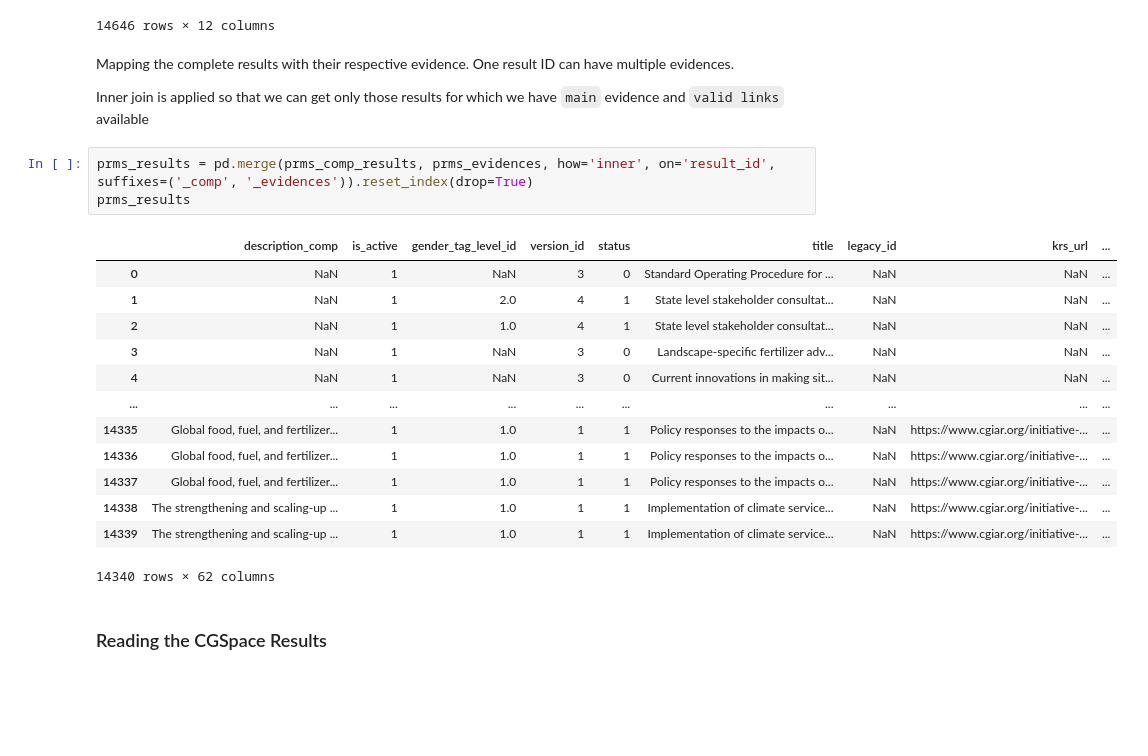
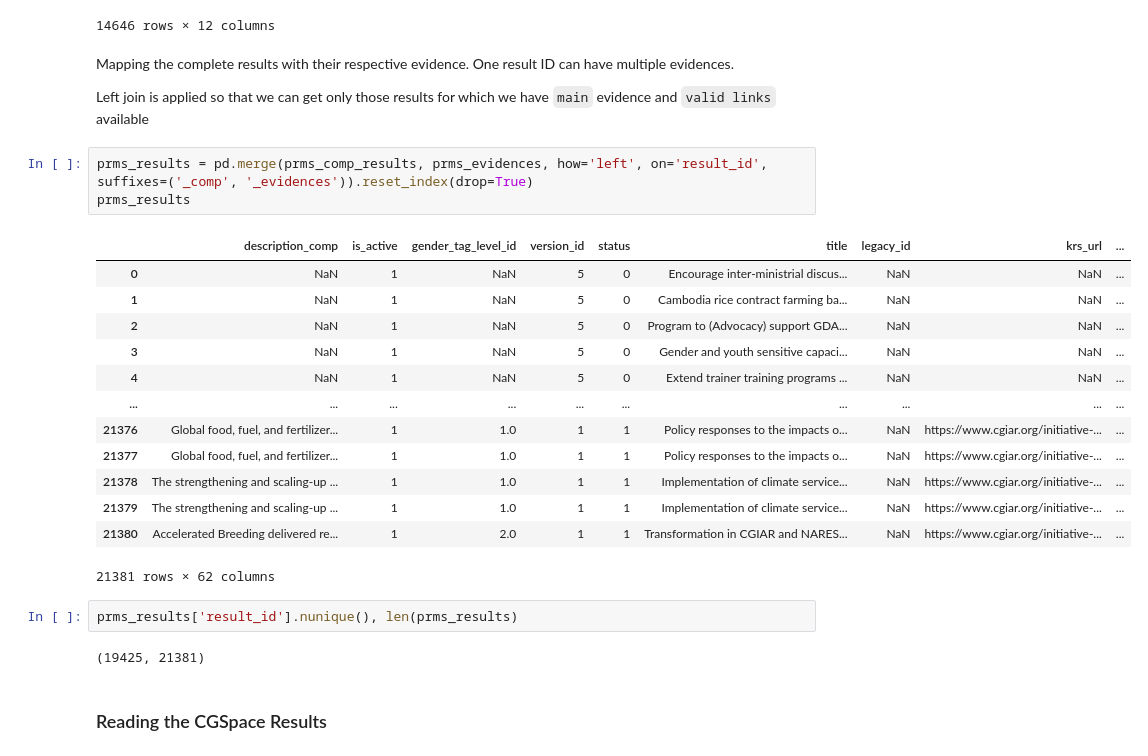
Before and after one commit to cgiar-ppu/cgspace-docs-prms-results-merge, a Jupyter notebook: merge_cgspace_prms.ipynb, the cells around one changed output. Saved outputs shown, nothing was run; the diff lists cells and outputs as text; blank space fills up the shorter version.

Commit message:
Updated the code for full merge

```diff
--- a/merge_cgspace_prms.ipynb
+++ b/merge_cgspace_prms.ipynb
@@ -38,24 +38,28 @@ prms_evidences
 # %% [markdown]
 Mapping the complete results with their respective evidence. One result ID can have multiple evidences.
 
-Inner join is applied so that we can get only those results for which we have `main` evidence and `valid links` available
+Left join is applied so that we can get only those results for which we have `main` evidence and `valid links` available
 # %%
-prms_results = pd.merge(prms_comp_results, prms_evidences, how='inner', on='result_id', suffixes=('_comp', '_evidences')).reset_index(drop=True)
+prms_results = pd.merge(prms_comp_results, prms_evidences, how='left', on='result_id', suffixes=('_comp', '_evidences')).reset_index(drop=True)
 prms_results
 # %% [output]
 |  | description_comp | is_active | gender_tag_level_id | version_id | status | title | legacy_id | krs_url | ... |
-| 0 | NaN | 1 | NaN | 3 | 0 | Standard Operating Procedure for ... | NaN | NaN | ... |
-| 1 | NaN | 1 | 2.0 | 4 | 1 | State level stakeholder consultat... | NaN | NaN | ... |
-| 2 | NaN | 1 | 1.0 | 4 | 1 | State level stakeholder consultat... | NaN | NaN | ... |
-| 3 | NaN | 1 | NaN | 3 | 0 | Landscape-specific fertilizer adv... | NaN | NaN | ... |
-| 4 | NaN | 1 | NaN | 3 | 0 | Current innovations in making sit... | NaN | NaN | ... |
+| 0 | NaN | 1 | NaN | 5 | 0 | Encourage inter-ministrial discus... | NaN | NaN | ... |
+| 1 | NaN | 1 | NaN | 5 | 0 | Cambodia rice contract farming ba... | NaN | NaN | ... |
+| 2 | NaN | 1 | NaN | 5 | 0 | Program to (Advocacy) support GDA... | NaN | NaN | ... |
+| 3 | NaN | 1 | NaN | 5 | 0 | Gender and youth sensitive capaci... | NaN | NaN | ... |
+| 4 | NaN | 1 | NaN | 5 | 0 | Extend trainer training programs ... | NaN | NaN | ... |
 | ... | ... | ... | ... | ... | ... | ... | ... | ... | ... |
-| 14335 | Global food, fuel, and fertilizer... | 1 | 1.0 | 1 | 1 | Policy responses to the impacts o... | NaN | https://www.cgiar.org/initiative-... | ... |
-| 14336 | Global food, fuel, and fertilizer... | 1 | 1.0 | 1 | 1 | Policy responses to the impacts o... | NaN | https://www.cgiar.org/initiative-... | ... |
-| 14337 | Global food, fuel, and fertilizer... | 1 | 1.0 | 1 | 1 | Policy responses to the impacts o... | NaN | https://www.cgiar.org/initiative-... | ... |
-| 14338 | The strengthening and scaling-up ... | 1 | 1.0 | 1 | 1 | Implementation of climate service... | NaN | https://www.cgiar.org/initiative-... | ... |
-| 14339 | The strengthening and scaling-up ... | 1 | 1.0 | 1 | 1 | Implementation of climate service... | NaN | https://www.cgiar.org/initiative-... | ... |
+| 21376 | Global food, fuel, and fertilizer... | 1 | 1.0 | 1 | 1 | Policy responses to the impacts o... | NaN | https://www.cgiar.org/initiative-... | ... |
+| 21377 | Global food, fuel, and fertilizer... | 1 | 1.0 | 1 | 1 | Policy responses to the impacts o... | NaN | https://www.cgiar.org/initiative-... | ... |
+| 21378 | The strengthening and scaling-up ... | 1 | 1.0 | 1 | 1 | Implementation of climate service... | NaN | https://www.cgiar.org/initiative-... | ... |
+| 21379 | The strengthening and scaling-up ... | 1 | 1.0 | 1 | 1 | Implementation of climate service... | NaN | https://www.cgiar.org/initiative-... | ... |
+| 21380 | Accelerated Breeding delivered re... | 1 | 2.0 | 1 | 1 | Transformation in CGIAR and NARES... | NaN | https://www.cgiar.org/initiative-... | ... |
-14340 rows × 62 columns
+21381 rows × 62 columns
+# %%
+prms_results['result_id'].nunique(), len(prms_results)
+# %% [output]
+(19425, 21381)
 # %% [markdown]
 ### Reading the CGSpace Results
 # %%
```
Also changed, not shown: parts of 7 cells of this notebook.
